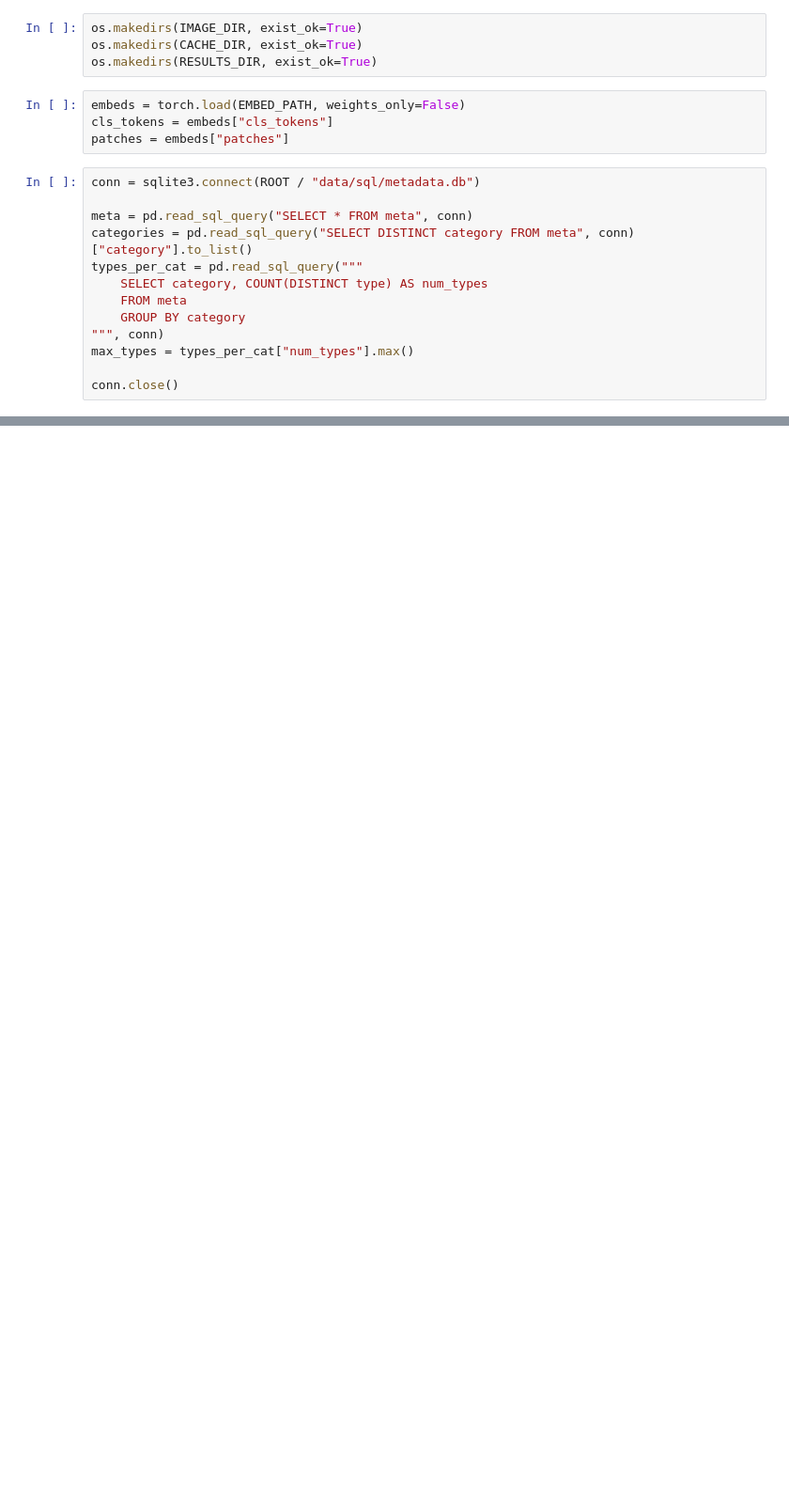
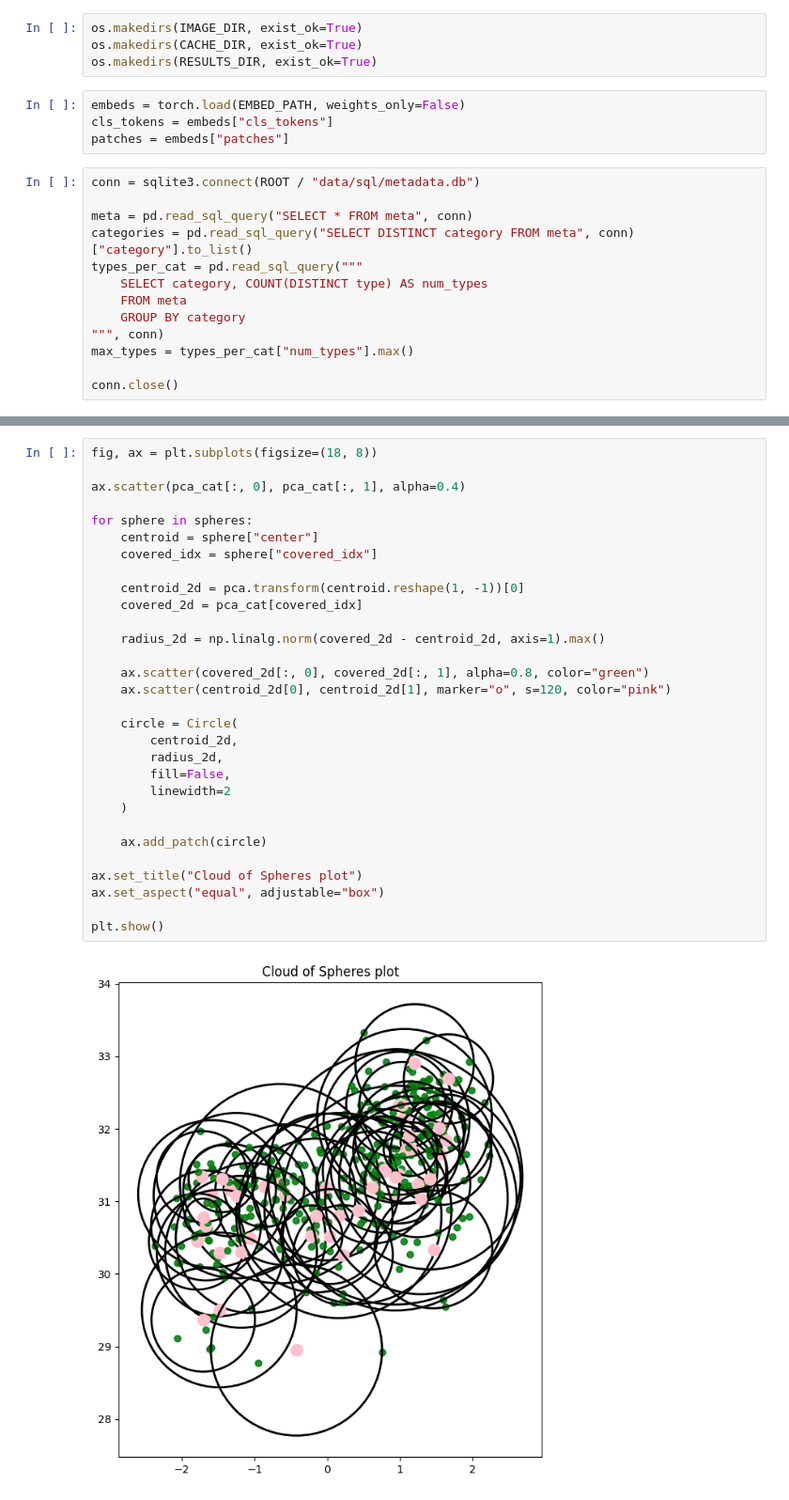
Before and after one commit to CiaranW005/UL-Summer-Bursary-2026, a Jupyter notebook: notebooks/stats_books/ellipsoid_fit.ipynb, the cells around one changed output, grey strips where cells are left out. Shown at 94% size. Saved outputs shown, nothing was run; the diff lists cells and outputs as text; blank space fills up the shorter version.

Commit message:
Added the first parts of looking into eppsiloidal fitting on the dataset by reimplementing firstly with just spheres

```diff
--- a/notebooks/stats_books/ellipsoid_fit.ipynb
+++ b/notebooks/stats_books/ellipsoid_fit.ipynb
@@ -62,0 +475,32 @@ ValueError: Fitting the mixture model failed because some components have ill-de
+# %%
+fig, ax = plt.subplots(figsize=(18, 8))
+
+ax.scatter(pca_cat[:, 0], pca_cat[:, 1], alpha=0.4)
+
+for sphere in spheres:
+    centroid = sphere["center"]
+    covered_idx = sphere["covered_idx"]
+
+    centroid_2d = pca.transform(centroid.reshape(1, -1))[0]
+    covered_2d = pca_cat[covered_idx]
+
+    radius_2d = np.linalg.norm(covered_2d - centroid_2d, axis=1).max()
+
+    ax.scatter(covered_2d[:, 0], covered_2d[:, 1], alpha=0.8, color="green")
+    ax.scatter(centroid_2d[0], centroid_2d[1], marker="o", s=120, color="pink")
+
+    circle = Circle(
+        centroid_2d,
+        radius_2d,
+        fill=False,
+        linewidth=2
+    )
+
+    ax.add_patch(circle)
+
+ax.set_title("Cloud of Spheres plot")
+ax.set_aspect("equal", adjustable="box")
+
+plt.show()
+# %% [output]
+[figure, added]
```
Also changed, not shown: parts of 13 cells of this notebook.
